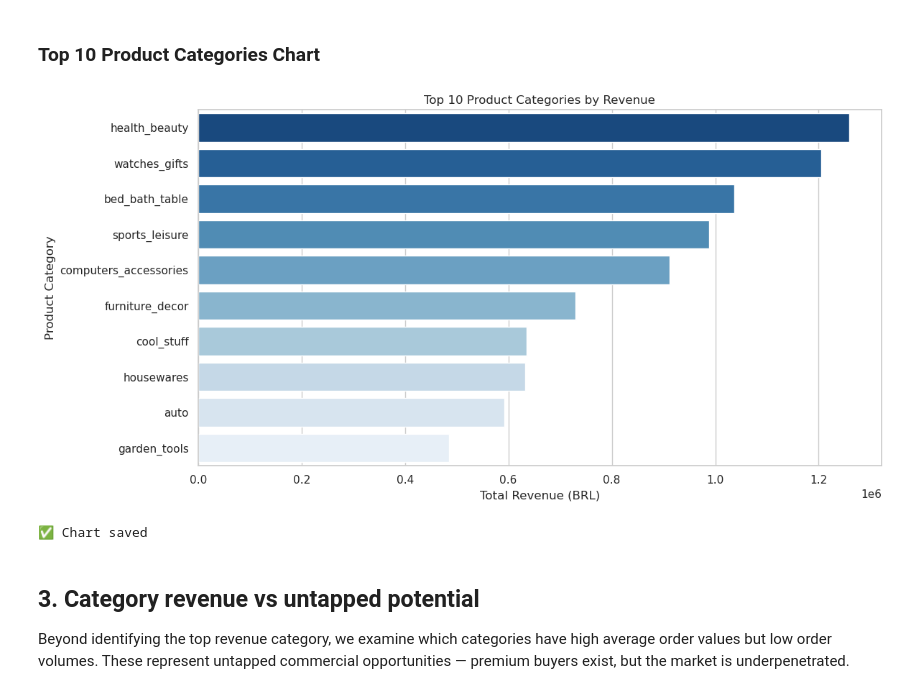
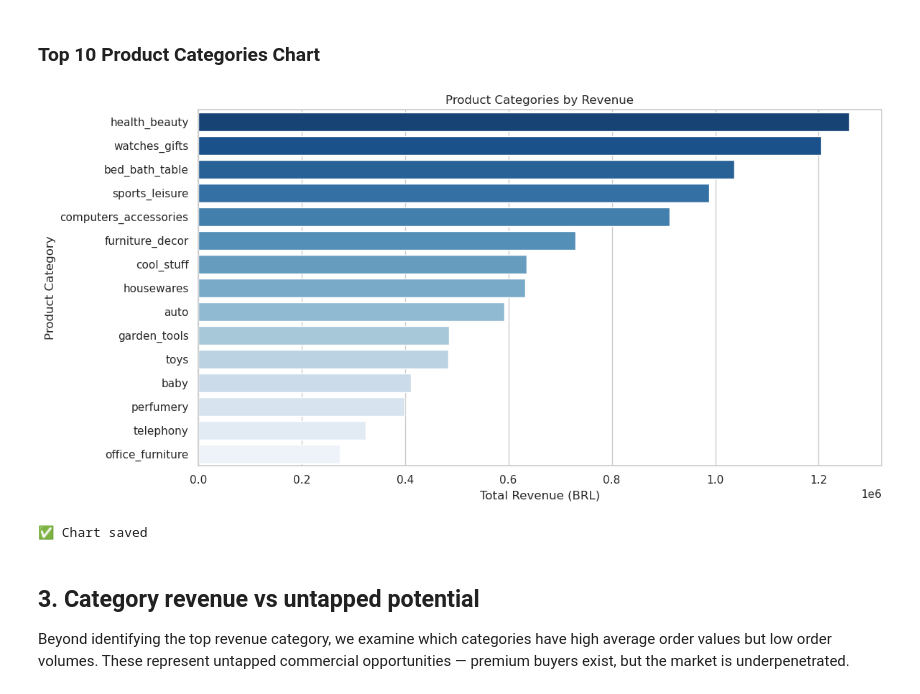
Before and after one commit to elaineet1/olist-pipeline, a Jupyter notebook: olist_analysis.ipynb, the cells around one changed output. Cells and saved outputs as stored; diff of their text form; code cells hidden in the pictures.

Commit message:
update to Delivery Performance in Olist Analysis.ipynb

```diff
--- a/olist_analysis.ipynb
+++ b/olist_analysis.ipynb
@@ -149,0 +178,21 @@ Top 10 product categories by revenue:
+# %%
+query_products = f"""
+SELECT
+    p.product_category_name_english AS category,
+    COUNT(DISTINCT oi.order_id) AS total_orders,
+    ROUND(SUM(oi.price), 2) AS total_revenue,
+    ROUND(AVG(oi.price), 2) AS avg_order_value
+FROM `my-project-001-487905.olist_dbt_olist_staging.stg_order_items` oi
+JOIN `my-project-001-487905.{DATASET}.dim_product` p
+    ON oi.product_id = p.product_id
+WHERE p.product_category_name_english IS NOT NULL
+GROUP BY category
+ORDER BY total_revenue DESC
+LIMIT 15
+"""
+
+df_products = client.query(query_products).to_dataframe()
+df_products["total_revenue"] = df_products["total_revenue"].astype(float).round(2)
+df_products["avg_order_value"] = df_products["avg_order_value"].astype(float).round(2)
+print("Top 15 product categories by revenue:")
+df_products
@@ -152,20 +219,20 @@ Top 10 product categories by revenue:
 # %%
 plt.figure(figsize=(12, 6))
 sns.barplot(
     data=df_products,
     x="total_revenue",
     y="product_category_name_english",
     palette="Blues_r"
 )
-plt.title("Top 10 Product Categories by Revenue")
+plt.title("Product Categories by Revenue")
 plt.xlabel("Total Revenue (BRL)")
 plt.ylabel("Product Category")
 plt.tight_layout()
 plt.savefig("/home/dsai/olist-pipeline/docs/top_products.png", dpi=150)
 plt.show()
 print("✅ Chart saved")
 # %% [output]
-[figure, old version]
+[figure, new version]
 ✅ Chart saved
 # %% [markdown]
 ## 3. Category revenue vs untapped potential
```
Also changed, not shown: parts of 11 cells of this notebook, 7 other files.
